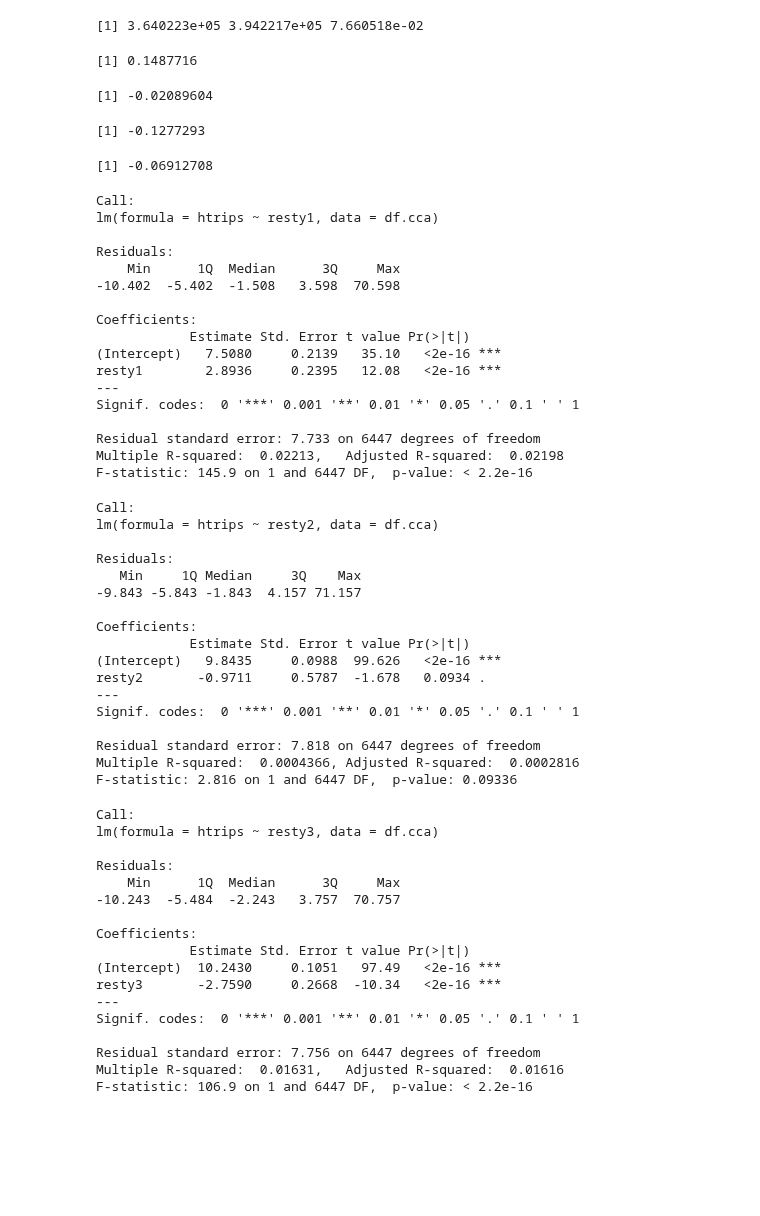
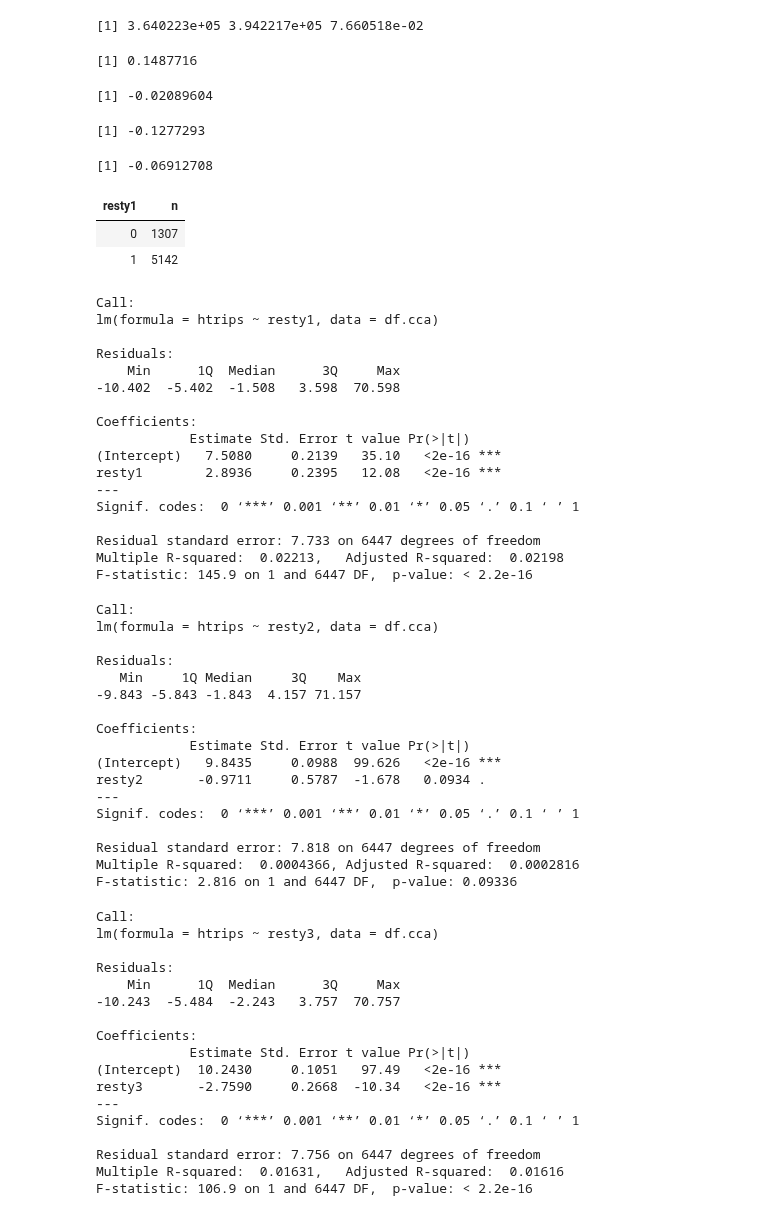
Before and after one commit to saashimi/USP_587, a Jupyter notebook: hw1-r.ipynb, the cells around one changed output. Saved outputs shown, nothing was run; the diff lists cells and outputs as text; code cells hidden in the pictures; blank space fills up the shorter version.

```diff
--- a/hw1-r.ipynb
+++ b/hw1-r.ipynb
@@ -2,7 +2,7 @@
 library(dplyr)
 library(ggplot2)
 
-df <- read.csv(paste("C:/Users/saavedrak/Desktop/",
+df <- read.csv(paste("/Users/kevin/Desktop/",
                      "USP_587_data/OHAS_v2/household.csv", sep=""))
 # %%
 print("Table 1. Summary Statistics of Selected Columns")
@@ -289,33 +289,42 @@ resty1 <- ifelse(df.cca$resty == 1 , 1, 0)
 resty2 <- ifelse(df.cca$resty == 2 , 1, 0)
 resty3 <- ifelse(df.cca$resty == 3 , 1, 0)
 resty4 <- ifelse(df.cca$resty == 4 , 1, 0)
 
 df.cca$resty1 <- resty1
 df.cca$resty2 <- resty2
 df.cca$resty3 <- resty3
 df.cca$resty4 <- resty4
 
 cor(df.cca$resty1, df.cca$htrips)
 cor(df.cca$resty2, df.cca$htrips)
 cor(df.cca$resty3, df.cca$htrips)
 cor(df.cca$resty4, df.cca$htrips)
 
+df.cca %>%
+group_by(resty1) %>%
+tally()
+
+
+?cor
 lnR1 <- lm(htrips ~ resty1, data=df.cca)
 lnR2 <- lm(htrips ~ resty2, data=df.cca)
 lnR3 <- lm(htrips ~ resty3, data=df.cca)
 lnR4 <- lm(htrips ~ resty4, data=df.cca)
 lnhhveh <- lm(htrips ~ hhveh, data=df.cca)
 
 summary(lnR1)
 summary(lnR2)
 summary(lnR3)
 summary(lnR4)
 summary(lnhhveh)
 # %% [output]
 [1] 0.1487716
 [1] -0.02089604
 [1] -0.1277293
 [1] -0.06912708
+| resty1 | n |
+| 0 | 1307 |
+| 1 | 5142 |
 Call:
 lm(formula = htrips ~ resty1, data = df.cca)
 
@@ -328,7 +337,7 @@ Coefficients:
 (Intercept)   7.5080     0.2139   35.10   <2e-16 ***
 resty1        2.8936     0.2395   12.08   <2e-16 ***
 ---
-Signif. codes:  0 '***' 0.001 '**' 0.01 '*' 0.05 '.' 0.1 ' ' 1
+Signif. codes:  0 ‘***’ 0.001 ‘**’ 0.01 ‘*’ 0.05 ‘.’ 0.1 ‘ ’ 1
 
 Residual standard error: 7.733 on 6447 degrees of freedom
 Multiple R-squared:  0.02213,   Adjusted R-squared:  0.02198
@@ -345,7 +354,7 @@ Coefficients:
 (Intercept)   9.8435     0.0988  99.626   <2e-16 ***
 resty2       -0.9711     0.5787  -1.678   0.0934 .
 ---
-Signif. codes:  0 '***' 0.001 '**' 0.01 '*' 0.05 '.' 0.1 ' ' 1
+Signif. codes:  0 ‘***’ 0.001 ‘**’ 0.01 ‘*’ 0.05 ‘.’ 0.1 ‘ ’ 1
 
 Residual standard error: 7.818 on 6447 degrees of freedom
 Multiple R-squared:  0.0004366, Adjusted R-squared:  0.0002816
@@ -362,7 +371,7 @@ Coefficients:
 (Intercept)  10.2430     0.1051   97.49   <2e-16 ***
 resty3       -2.7590     0.2668  -10.34   <2e-16 ***
 ---
-Signif. codes:  0 '***' 0.001 '**' 0.01 '*' 0.05 '.' 0.1 ' ' 1
+Signif. codes:  0 ‘***’ 0.001 ‘**’ 0.01 ‘*’ 0.05 ‘.’ 0.1 ‘ ’ 1
 
 Residual standard error: 7.756 on 6447 degrees of freedom
 Multiple R-squared:  0.01631,   Adjusted R-squared:  0.01616
```
Also changed, not shown: parts of 5 cells of this notebook, 1 other file.
